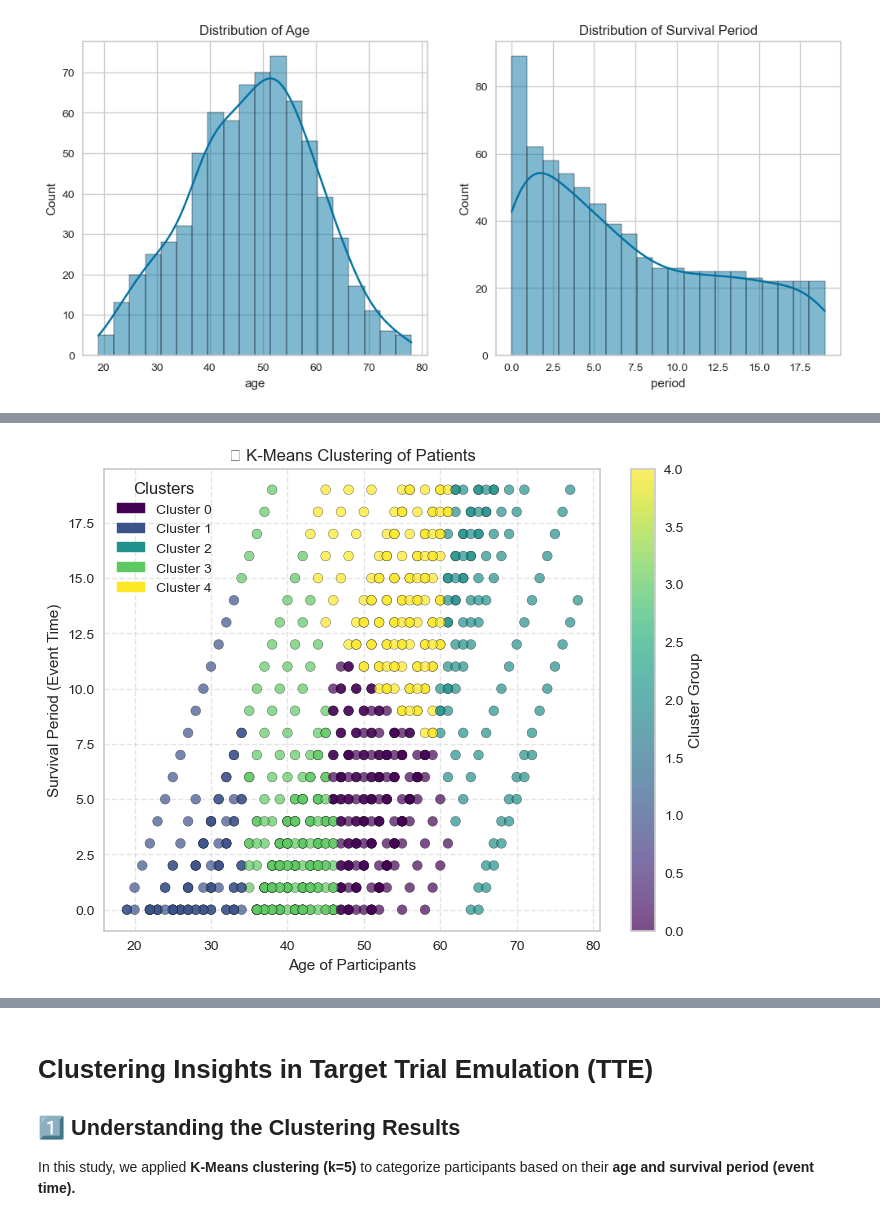
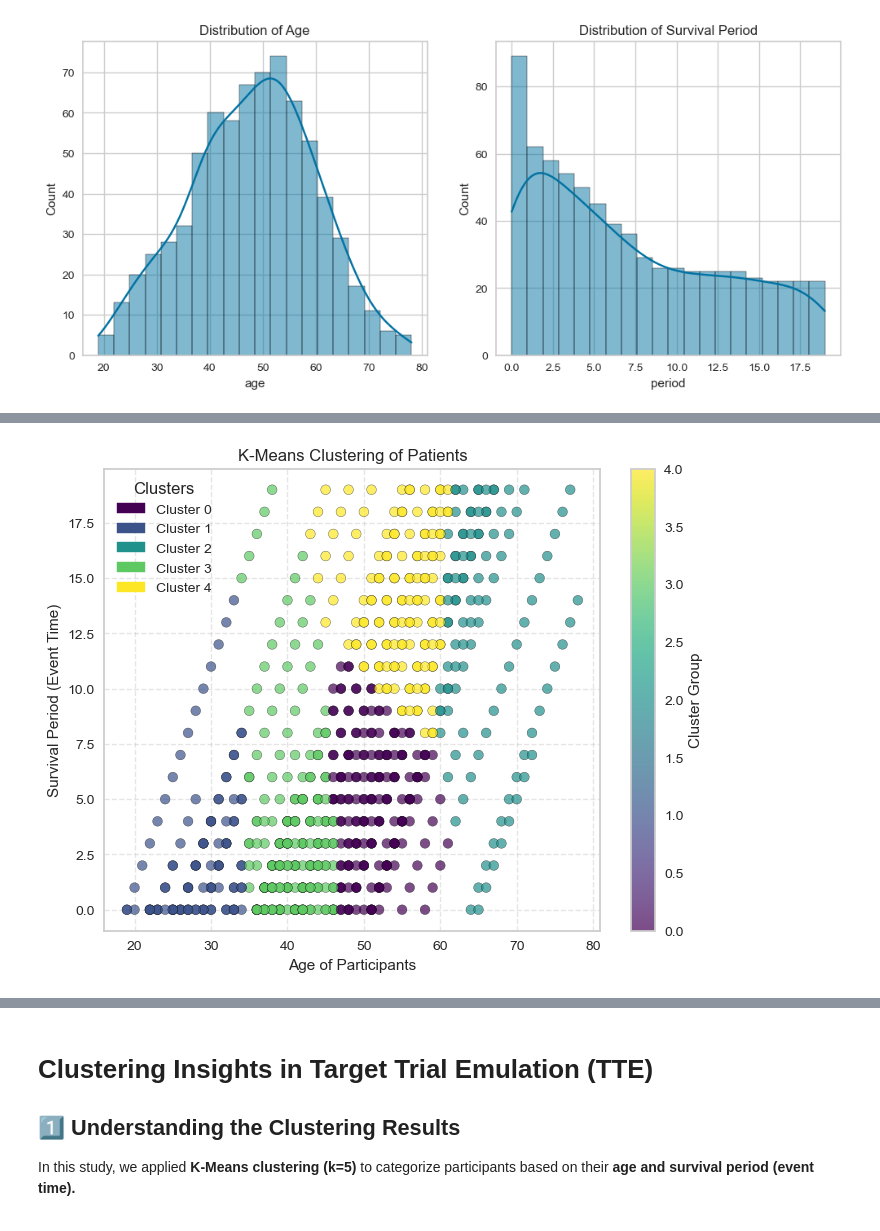
Before and after one commit to ChelcRose/TTE, a Jupyter notebook: TTE-v2.ipynb, the cells around one changed output, grey strips where cells are left out. Saved outputs shown, nothing was run; the diff lists cells and outputs as text; code cells hidden in the pictures.

```diff
--- a/TTE-v2.ipynb
+++ b/TTE-v2.ipynb
@@ -30,14 +32,20 @@ We now present the **clustering results, visualizations, and insights**, showing
 # %%
 import seaborn as sns
 import matplotlib.pyplot as plt
+
 import pandas as pd
+import seaborn as sns
+import matplotlib.pyplot as plt
 
-# Load from the correct folder
+# Load dataset ONCE at the start
 df = pd.read_csv("csv/data_censored.csv")
 
-# Preview to make sure it loaded correctly
+# Preview data to confirm it loaded correctly
 print(df.head())
-print(df.columns)  # Check if required columns exist
+print("Columns in df:", df.columns)
+df.columns = df.columns.str.strip()
+
+df_filtered = df[['age', 'period']].dropna()
 
 # Summary statistics
 print(df.describe())
@@ -90,26 +122,35 @@ NameError: name 'df_filtered' is not defined
 # %%
 import matplotlib.pyplot as plt
 import seaborn as sns
+from sklearn.cluster import KMeans
+
+# Define optimal k (make sure this matches your Elbow Method result)
+optimal_k = 5
+
+# Re-run K-Means clustering
+kmeans = KMeans(n_clusters=optimal_k, random_state=42, n_init=10)
+df_filtered['Cluster'] = kmeans.fit_predict(df_filtered)
+
 
 # Ensure df_filtered exists with clusters
 if 'Cluster' not in df_filtered.columns:
     print("⚠️ K-Means did not assign clusters. Check if K-Means ran properly.")
 
 plt.figure(figsize=(8,6))
 scatter = plt.scatter(df_filtered['age'], df_filtered['period'],
                       c=df_filtered['Cluster'], cmap='viridis', alpha=0.7, edgecolors='k')
 
 plt.xlabel('Age of Participants')
 plt.ylabel('Survival Period (Event Time)')
-plt.title('📊 K-Means Clustering of Patients')
+plt.title('K-Means Clustering of Patients')
 
 # Add legend manually
 import matplotlib.patches as mpatches
 handles = [mpatches.Patch(color=scatter.cmap(scatter.norm(i)), label=f'Cluster {i}') for i in range(optimal_k)]
 plt.legend(handles=handles, title="Clusters")
 
 plt.colorbar(label="Cluster Group")
 plt.grid(True, linestyle="--", alpha=0.5)
 plt.show()
 # %% [output]
-[figure, old version]
+[figure, new version]
```
Also changed, not shown: parts of 10 cells of this notebook.
